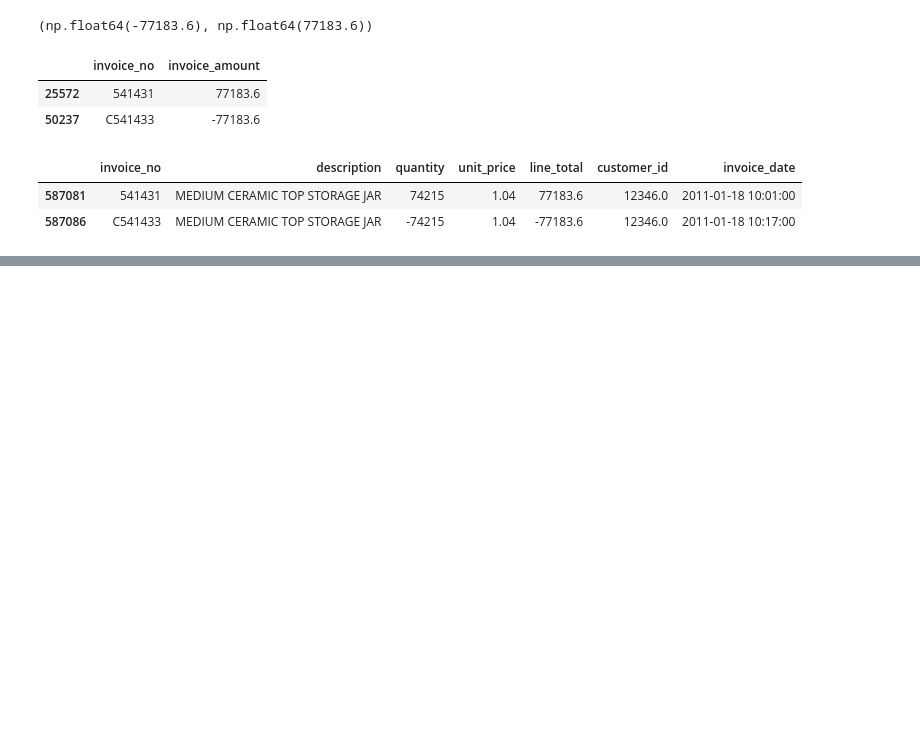
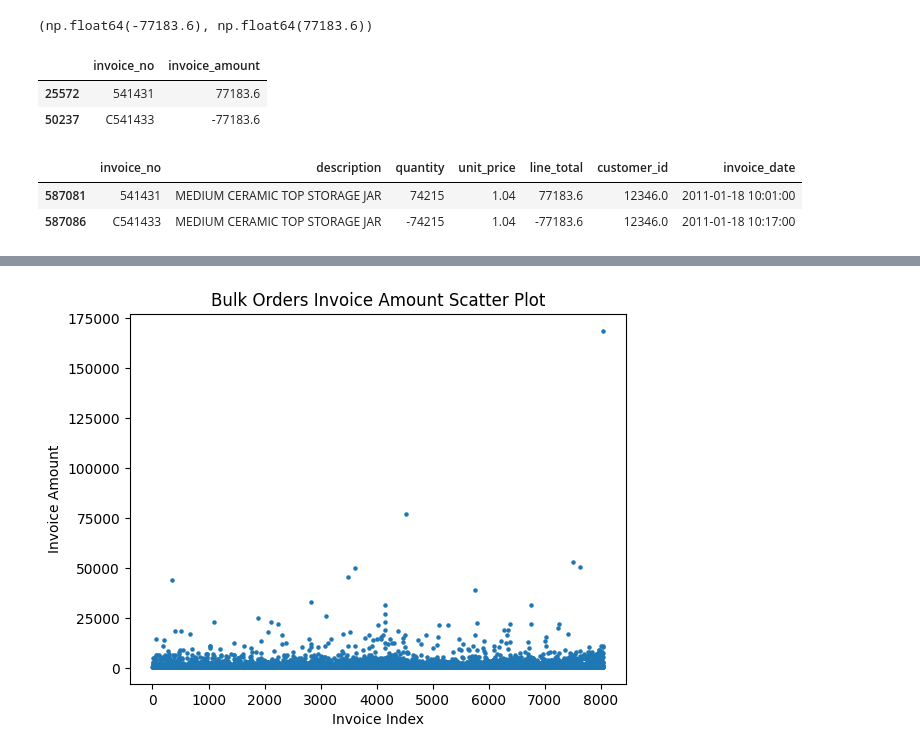
Before and after one commit to jarviscanada/jarvis_data_eng_SridharRaviKumar, a Jupyter notebook: python_data_analytics/analytics/london_giftshop_analysis.ipynb, the cells around one changed output, grey strips where cells are left out. Cells and saved outputs as stored; diff of their text form; code cells hidden in the pictures; blank space fills up the shorter version.

```diff
--- a/python_data_analytics/analytics/london_giftshop_analysis.ipynb
+++ b/python_data_analytics/analytics/london_giftshop_analysis.ipynb
@@ -11,8 +28,8 @@
 # %%
-#from sqlalchemy import create_engine
+from sqlalchemy import create_engine
 import pandas as pd
 
-#engine = create_engine("postgresql+psycopg2://postgres:postgres@localhost:5432/postgres")
+engine = create_engine("postgresql+psycopg2://postgres:postgres@localhost:5432/postgres")
 #Read data from Postgres
 df = pd.read_sql("SELECT * FROM retail;", engine)
 df.head()
@@ -936 +991,19 @@ extreme_tx
 525 rows × 7 columns
+# %%
+#Perform analysis on the bulk orders with the remaining 15 percent of invoice amounts from the 85th percentile cutoff.
+#Filter for bulk orders above 85th percentile
+bulk_orders = invoice_amount_df[
+    invoice_amount_df["invoice_amount"] > q85
+]
+#Perform analysis on the bulk orders
+bulk_orders.to_csv('bulk_orders.csv')
+
+#scatterplot for bulk orders in dollar amounts
+plt.figure()
+plt.scatter(range(len(bulk_orders["invoice_amount"])), bulk_orders["invoice_amount"], s=5)
+plt.xlabel("Invoice Index")
+plt.ylabel("Invoice Amount")
+plt.title("Bulk Orders Invoice Amount Scatter Plot")
+plt.show()
+# %% [output]
+[figure, added]
```
Also changed, not shown: parts of 34 cells of this notebook, 5 other files.
